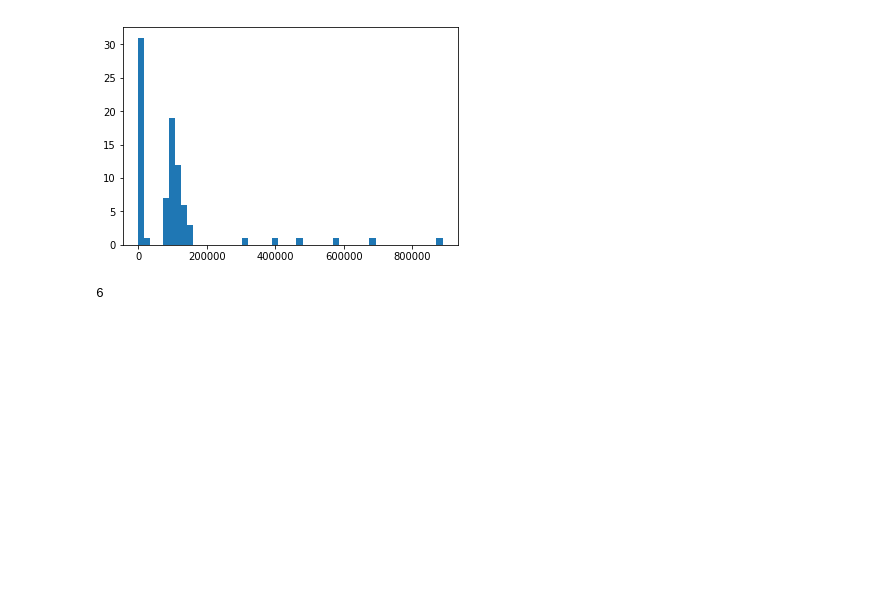
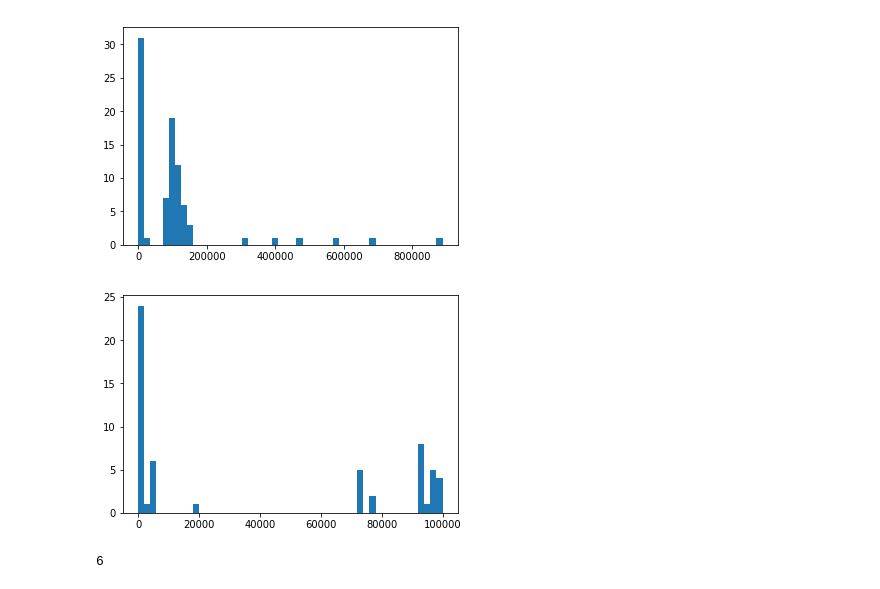
Before and after one commit to buncem/identify-customer-segments, a Jupyter notebook: Identify_Customer_Segments.ipynb, the cells around one changed output. Saved outputs shown, nothing was run; the diff lists cells and outputs as text; code cells hidden in the pictures; blank space fills up the shorter version.

```diff
--- a/Identify_Customer_Segments.ipynb
+++ b/Identify_Customer_Segments.ipynb
@@ -97,0 +101,3 @@ print(len(df_az.loc[azdias['CAMEO_INTL_2015'] == 'XX']))
+# %%
+# Missing values with X and XX
+df_info.set_index('attribute').loc[['CAMEO_DEUG_2015', 'CAMEO_DEU_2015', 'CAMEO_INTL_2015']]
@@ -138,4 +143,9 @@ dtype: int64
 plt.hist(missing_data, 50);
 # %% [output]
 [figure]
+# %%
+# Lets take a closer look
+plt.hist(missing_data, 50, (0, 100000));
+# %% [output]
+[figure, added]
 # %%
```
Also changed, not shown: parts of 33 cells of this notebook.
